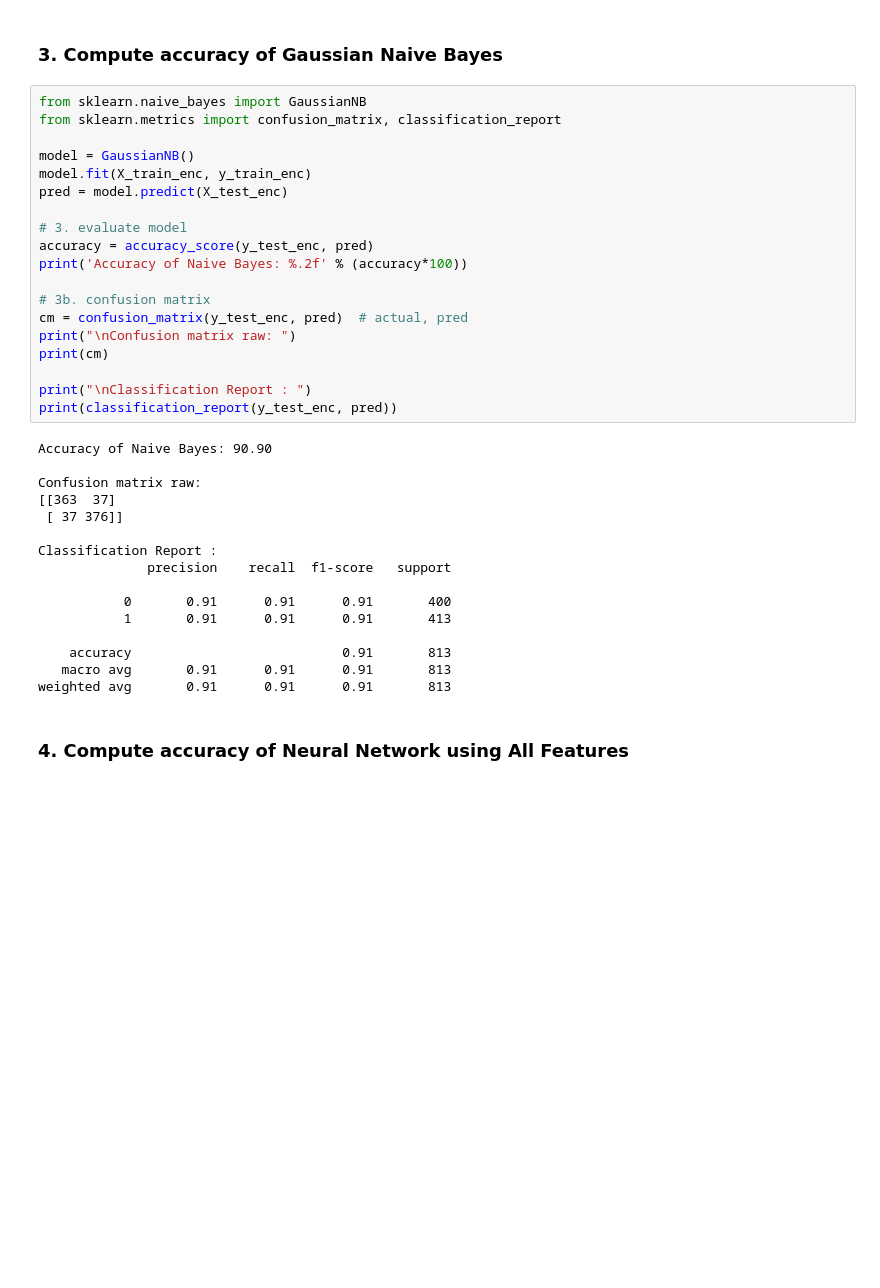
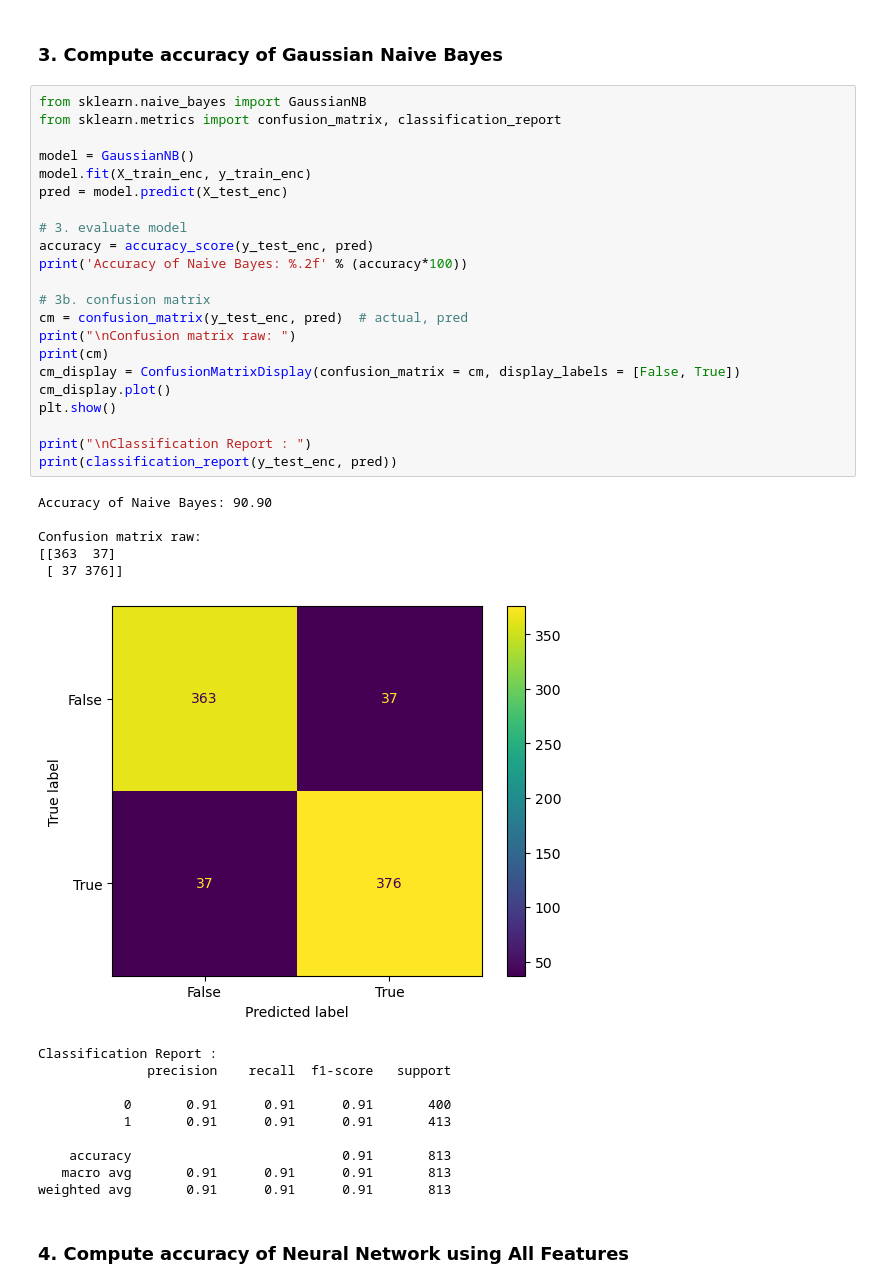
Before and after one commit to ansellum/ecs171-project, a Jupyter notebook: ECS171_Model_Predictions.ipynb, the cells around one changed output. Cells and saved outputs as stored; diff of their text form; blank space fills up the shorter version.

```diff
--- a/ECS171_Model_Predictions.ipynb
+++ b/ECS171_Model_Predictions.ipynb
@@ -131,38 +180,41 @@ Since feature reduction always decreases accuracy comapred to using all features
 # %%
 from sklearn.naive_bayes import GaussianNB
 from sklearn.metrics import confusion_matrix, classification_report
 
 model = GaussianNB()
 model.fit(X_train_enc, y_train_enc)
 pred = model.predict(X_test_enc)
 
 # 3. evaluate model
 accuracy = accuracy_score(y_test_enc, pred)
 print('Accuracy of Naive Bayes: %.2f' % (accuracy*100))
 
 # 3b. confusion matrix
 cm = confusion_matrix(y_test_enc, pred)  # actual, pred
 print("\nConfusion matrix raw: ")
 print(cm)
+cm_display = ConfusionMatrixDisplay(confusion_matrix = cm, display_labels = [False, True])
+cm_display.plot()
+plt.show()
 
 print("\nClassification Report : ")
 print(classification_report(y_test_enc, pred))
 # %% [output]
 Accuracy of Naive Bayes: 90.90
 
 Confusion matrix raw:
 [[363  37]
  [ 37 376]]
-
-Classification Report :
-              precision    recall  f1-score   support
-
-           0       0.91      0.91      0.91       400
-           1       0.91      0.91      0.91       413
-
-    accuracy                           0.91       813
-   macro avg       0.91      0.91      0.91       813
-weighted avg       0.91      0.91      0.91       813
+[figure, added]
+Classification Report :
+              precision    recall  f1-score   support
+
+           0       0.91      0.91      0.91       400
+           1       0.91      0.91      0.91       413
+
+    accuracy                           0.91       813
+   macro avg       0.91      0.91      0.91       813
+weighted avg       0.91      0.91      0.91       813
 # %% [markdown]
 ### 4. Compute accuracy of Neural Network using All Features
 # %% [markdown]
```
Also changed, not shown: parts of 2 cells of this notebook.
